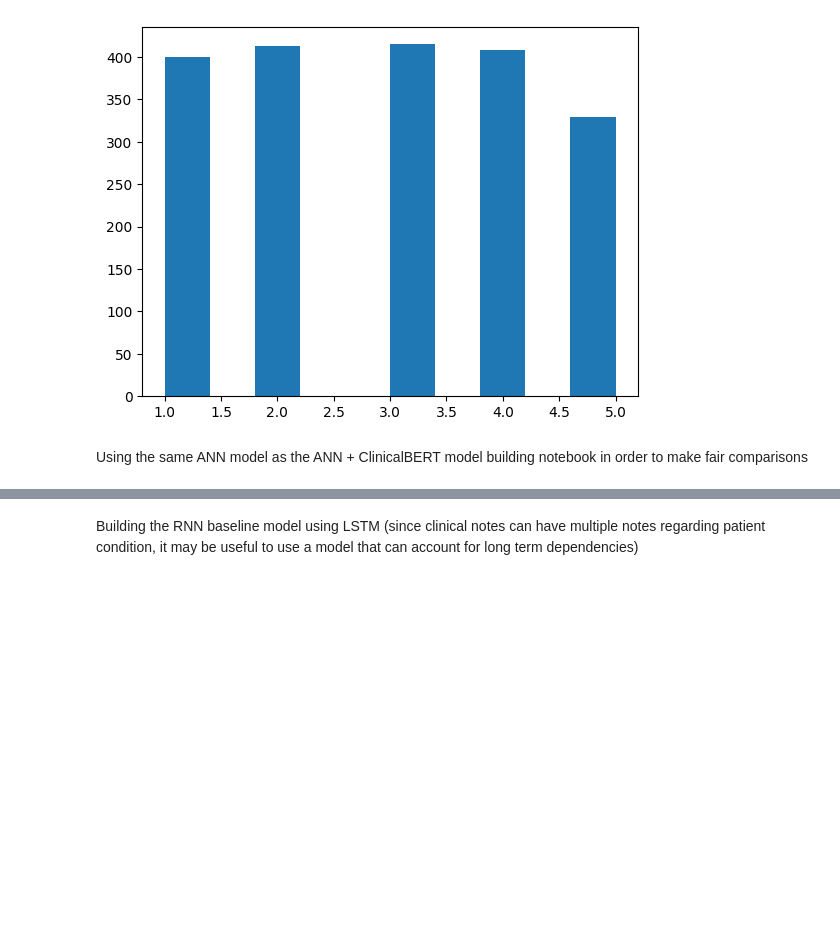
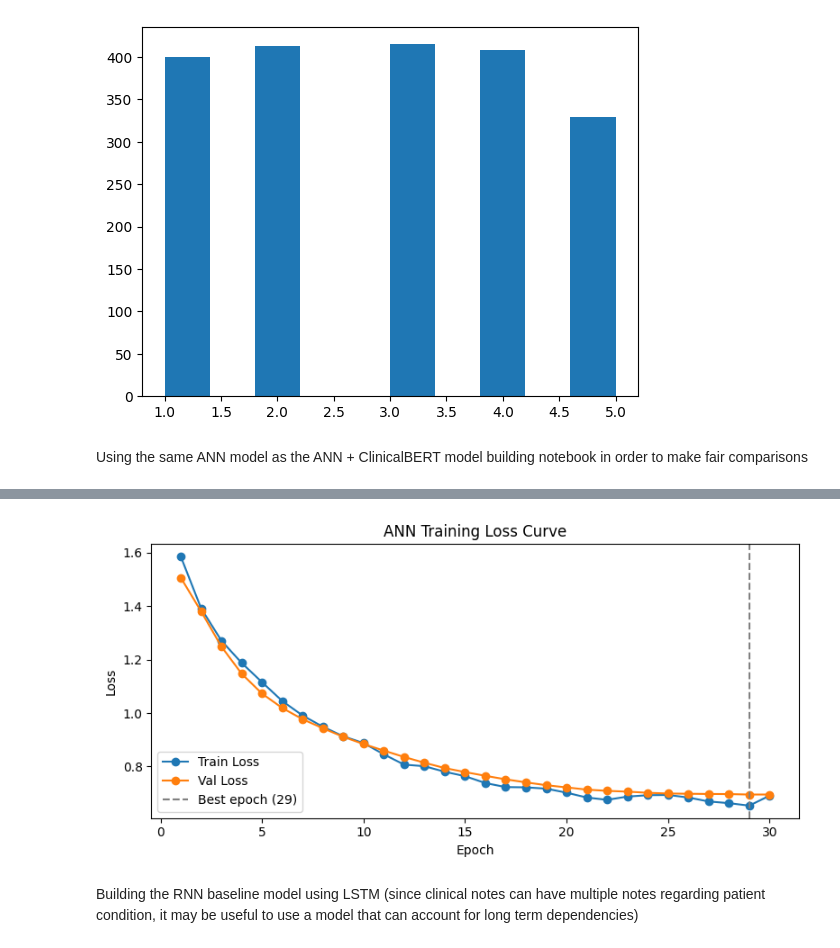
Before and after one commit to emilyrgarman/ml3finalproject_triage, a Jupyter notebook: ANN_RNN_BUILDING.ipynb, the cells around one changed output, grey strips where cells are left out. Saved outputs shown, nothing was run; the diff lists cells and outputs as text; code cells hidden in the pictures; blank space fills up the shorter version.

```diff
--- a/ANN_RNN_BUILDING.ipynb
+++ b/ANN_RNN_BUILDING.ipynb
@@ -37,4 +34,4 @@ def clean_complaint(x):
     x = re.split(r'[,，]', x)[0]
     return re.sub('|'.join(SEVERITY_WORDS), '', x, flags=re.IGNORECASE).strip()
 
-df['cc_stripped'] = df['chief_complaint_raw'].apply(clean_complaint)
+complaints['cc_stripped'] = complaints['chief_complaint_raw'].apply(clean_complaint)
@@ -197,6 +199,8 @@ Using the same ANN model as the ANN + ClinicalBERT model building notebook in or
 import torch
 import torch.nn as nn
 from torch.utils.data import DataLoader, TensorDataset
+from sklearn.metrics import f1_score
+import matplotlib.pyplot as plt
 
 # ── Model definition ───────────────────────────────────────────────
 class TabularANN(nn.Module):
@@ -211,7 +215,7 @@ class TabularANN(nn.Module):
         self.net = nn.Sequential(*layers)
 
     def forward(self, x):
-        return self.net(x)  # raw logits
+        return self.net(x)
 
 # ── DataLoaders ────────────────────────────────────────────────────
 def make_loader(X, y=None, batch_size=256, shuffle=False):
@@ -234,18 +238,25 @@ criterion = nn.CrossEntropyLoss()
 scheduler = torch.optim.lr_scheduler.CosineAnnealingLR(optimizer, T_max=EPOCHS)
 
 best_val_loss, best_state = float('inf'), None
+train_losses, val_losses  = [], []
 
 for epoch in range(1, EPOCHS + 1):
+    # ── Train ──
     ann.train()
+    train_loss = 0
     for Xb, yb in tr_loader:
         Xb, yb = Xb.to(DEVICE), yb.to(DEVICE)
         optimizer.zero_grad()
         loss = criterion(ann(Xb), yb)
         loss.backward()
         optimizer.step()
+        train_loss += loss.item()
+
+    train_loss /= len(tr_loader)
+    train_losses.append(train_loss)
     scheduler.step()
 
-    # Validation
+    # ── Validate ──
     ann.eval()
     val_loss, preds, trues = 0, [], []
     with torch.no_grad():
@@ -256,19 +267,33 @@ for epoch in range(1, EPOCHS + 1):
             trues.extend(yb.numpy())
 
     val_loss /= len(val_loader)
+    val_losses.append(val_loss)
+    f1 = f1_score(trues, preds, average='macro')
+    print(f'Epoch {epoch:02d} | Train Loss: {train_loss:.4f} | Val Loss: {val_loss:.4f} | Val Macro-F1: {f1:.4f}')
+
     if val_loss < best_val_loss:
         best_val_loss = val_loss
         best_state    = ann.state_dict()
 
-    if epoch % 5 == 0:
-        from sklearn.metrics import f1_score
-        f1 = f1_score(trues, preds, average='macro')
-        print(f'Epoch {epoch:3d} | Val Loss: {val_loss:.4f} | Val Macro-F1: {f1:.4f}')
-
 ann.load_state_dict(best_state)
 print('Training complete. Best val loss:', round(best_val_loss, 4))
 
-# ── Get probabilities for fusion later ────────────────────────────
+# ── Loss curve ─────────────────────────────────────────────────────
+best_epoch = val_losses.index(best_val_loss) + 1
+
+plt.figure(figsize=(8, 4))
+plt.plot(range(1, EPOCHS + 1), train_losses, label='Train Loss', marker='o')
+plt.plot(range(1, EPOCHS + 1), val_losses,   label='Val Loss',   marker='o')
+plt.axvline(best_epoch, color='gray', linestyle='--', label=f'Best epoch ({best_epoch})')
+plt.xlabel('Epoch')
+plt.ylabel('Loss')
+plt.title('ANN Training Loss Curve')
+plt.legend()
+plt.tight_layout()
+plt.savefig('ann_loss_curve.png', dpi=150)
+plt.show()
+
+# ── Get probabilities for fusion ───────────────────────────────────
 def get_probs(model, X):
     model.eval()
     loader = make_loader(X)
@@ -292,3 +327,4 @@ Training complete. Best val loss: 0.6931
+[figure, added]
 # %% [markdown]
 Building the RNN baseline model using LSTM (since clinical notes can have multiple notes regarding patient condition, it may be useful to use a model that can account for long term dependencies)
 # %%
```
Also changed, not shown: parts of 10 cells of this notebook.
